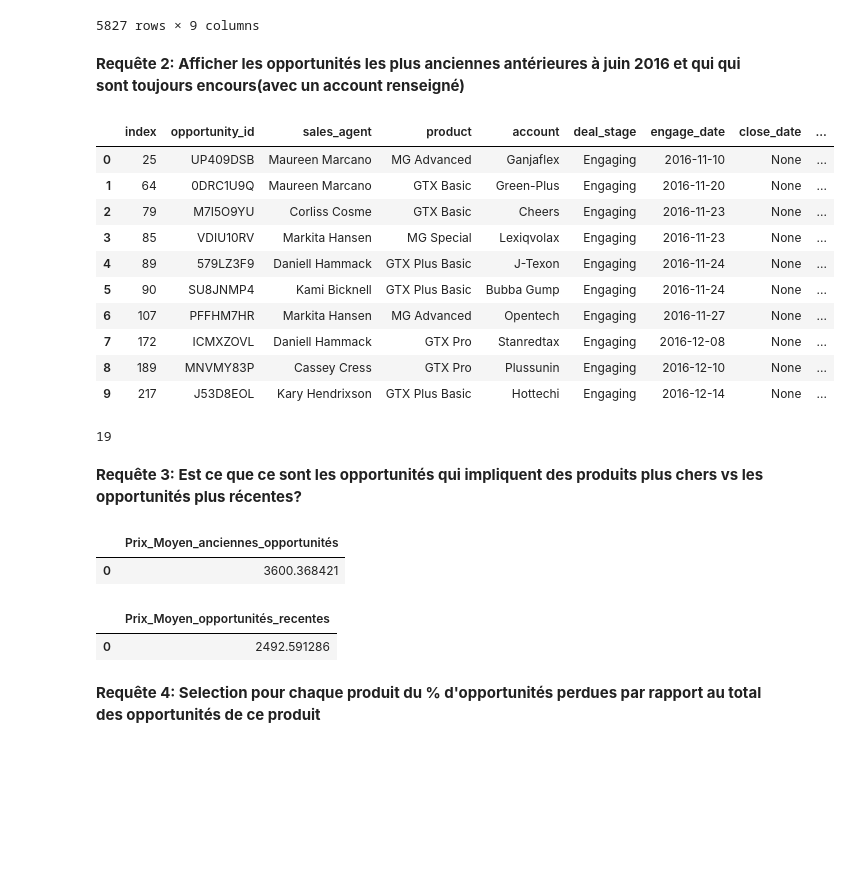
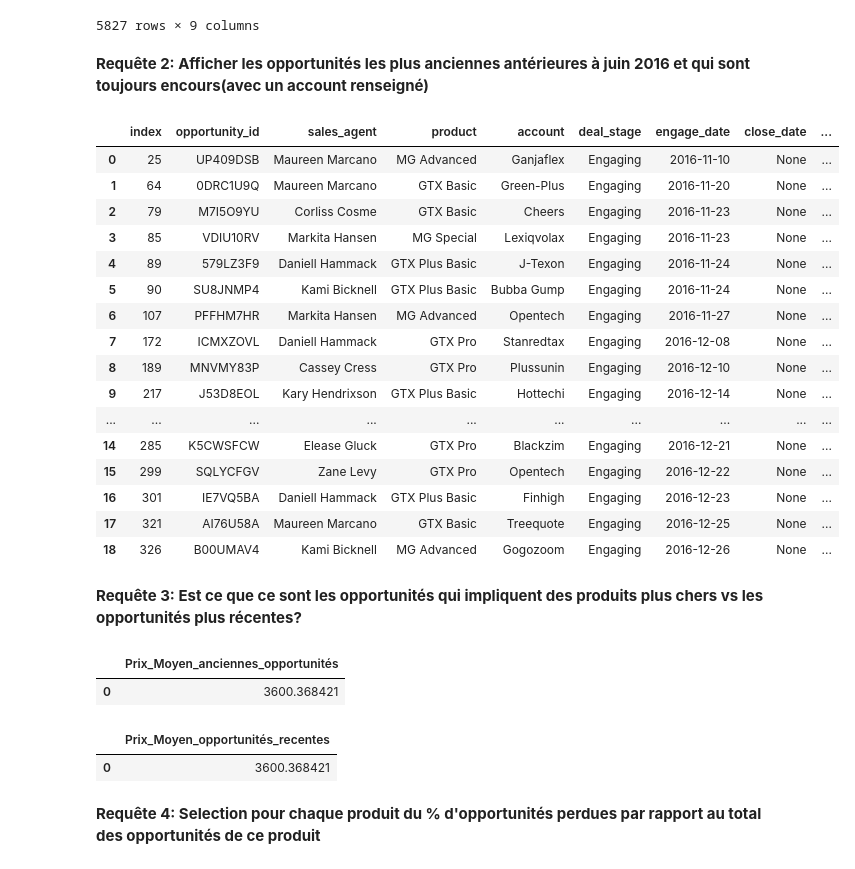
Before and after one commit to Mich-colab/Projets-Michele, a Jupyter notebook: SQL/Projet_Requêtes_SQL.ipynb, the cells around one changed output. Drawn from its saved outputs; the diff is of its cells as text; code cells hidden in the pictures; blank space fills up the shorter version.

Commit message:
Ajout fichier requête sql

```diff
--- a/SQL/Projet_Requêtes_SQL.ipynb
+++ b/SQL/Projet_Requêtes_SQL.ipynb
@@ -130,39 +129,70 @@ requete1
 | 5826 | 8299 | RB8GDYFY | Gladys Colclough | MG Special | Betatech | Won | 2017-12-27 | 2017-12-29 | ... |
 5827 rows × 9 columns
 # %% [markdown]
-**Requête 2: Afficher les opportunités les plus anciennes antérieures à juin 2016 et qui qui sont toujours encours(avec un account renseigné)**
+**Requête 2: Afficher les opportunités les plus anciennes antérieures à juin 2016 et qui sont toujours encours(avec un account renseigné)**
 # %%
-requete2 = pd.read_sql_query("SELECT *from ventes where engage_date < '2016-12-31' AND deal_stage = 'Engaging'AND account is not null", con)
-display(requete2.head(10))
-display(len(requete2))
+#Nous avons 19  anciennes opportunités qui ne sont toujours pas clôturées
+requete2=pd.read_sql_query("""
+          SELECT *from
+          ventes where engage_date < '2016-12-31' AND deal_stage = 'Engaging'AND account is not null""",
+          con)
+requete2
 # %% [output]
 |  | index | opportunity_id | sales_agent | product | account | deal_stage | engage_date | close_date | ... |
 | 0 | 25 | UP409DSB | Maureen Marcano | MG Advanced | Ganjaflex | Engaging | 2016-11-10 | None | ... |
 | 1 | 64 | 0DRC1U9Q | Maureen Marcano | GTX Basic | Green-Plus | Engaging | 2016-11-20 | None | ... |
 | 2 | 79 | M7I5O9YU | Corliss Cosme | GTX Basic | Cheers | Engaging | 2016-11-23 | None | ... |
 | 3 | 85 | VDIU10RV | Markita Hansen | MG Special | Lexiqvolax | Engaging | 2016-11-23 | None | ... |
 | 4 | 89 | 579LZ3F9 | Daniell Hammack | GTX Plus Basic | J-Texon | Engaging | 2016-11-24 | None | ... |
 | 5 | 90 | SU8JNMP4 | Kami Bicknell | GTX Plus Basic | Bubba Gump | Engaging | 2016-11-24 | None | ... |
 | 6 | 107 | PFFHM7HR | Markita Hansen | MG Advanced | Opentech | Engaging | 2016-11-27 | None | ... |
 | 7 | 172 | ICMXZOVL | Daniell Hammack | GTX Pro | Stanredtax | Engaging | 2016-12-08 | None | ... |
 | 8 | 189 | MNVMY83P | Cassey Cress | GTX Pro | Plussunin | Engaging | 2016-12-10 | None | ... |
 | 9 | 217 | J53D8EOL | Kary Hendrixson | GTX Plus Basic | Hottechi | Engaging | 2016-12-14 | None | ... |
+| ... | ... | ... | ... | ... | ... | ... | ... | ... | ... |
+| 14 | 285 | K5CWSFCW | Elease Gluck | GTX Pro | Blackzim | Engaging | 2016-12-21 | None | ... |
+| 15 | 299 | SQLYCFGV | Zane Levy | GTX Pro | Opentech | Engaging | 2016-12-22 | None | ... |
+| 16 | 301 | IE7VQ5BA | Daniell Hammack | GTX Plus Basic | Finhigh | Engaging | 2016-12-23 | None | ... |
+| 17 | 321 | AI76U58A | Maureen Marcano | GTX Basic | Treequote | Engaging | 2016-12-25 | None | ... |
+| 18 | 326 | B00UMAV4 | Kami Bicknell | MG Advanced | Gogozoom | Engaging | 2016-12-26 | None | ... |
-19
 # %% [markdown]
 **Requête 3: Est ce que ce sont les opportunités qui impliquent des produits plus chers vs les opportunités plus récentes?**
-# %%
-requete3 = pd.read_sql_query("SELECT AVG(sales_price) as Prix_Moyen_anciennes_opportunités from ventes join produits using(product) where engage_date <= '2016-12-31' AND deal_stage = 'Engaging'AND account is not null", con)
-display(requete3)
-
-requete3bis = pd.read_sql_query("SELECT AVG(sales_price) as Prix_Moyen_opportunités_recentes from ventes join produits using(product) where engage_date > '2016-12-31' AND deal_stage = 'Engaging'AND account is not null", con)
-display(requete3bis)
-
-#Avant fin de 2016, les opportunités qui n'ont pas abouti avaient un prix moyen plus elevé
-# %% [output]
-|  | Prix_Moyen_anciennes_opportunités |
-| 0 | 3600.368421 |
-|  | Prix_Moyen_opportunités_recentes |
-| 0 | 2492.591286 |
+# %%
+#Calcule de la moyenne des prix recommandés (sales_price) sur cette période (CTE)
+requete3=pd.read_sql_query("""
+          WITH anciennes_opportunités AS(
+          SELECT *
+          from ventes
+          join produits using(product)
+          where engage_date <= '2016-12-31' AND deal_stage = 'Engaging'AND account is not null
+          )
+
+          SELECT AVG(sales_price) as Prix_Moyen_anciennes_opportunités
+          from anciennes_opportunités""",
+          con)
+requete3
+# %% [output]
+|  | Prix_Moyen_anciennes_opportunités |
+| 0 | 3600.368421 |
+# %%
+#Vs la moyenne des prix après cette période
+requete3bis=pd.read_sql_query("""
+          WITH opportunités_recentes AS(
+          SELECT *
+          from ventes
+          join produits using(product)
+          where engage_date < '2016-12-31' AND deal_stage = 'Engaging'AND account is not null
+          )
+
+          SELECT AVG(sales_price) as Prix_Moyen_opportunités_recentes
+          from opportunités_recentes""",
+          con)
+requete3bis
+#On remarque que les anciennes opportunités impliquaient des produits plus chers, quid t'appliquer une reduction pour faire rentrer la vente
+#ou de proposer une gamme en adéquation avec leur budget
+# %% [output]
+|  | Prix_Moyen_opportunités_recentes |
+| 0 | 3600.368421 |
 # %% [markdown]
 **Requête 4: Selection pour chaque produit du % d'opportunités perdues par rapport au total des opportunités de ce produit**
 # %%
```
Also changed, not shown: parts of 28 cells of this notebook, 1 other file.
